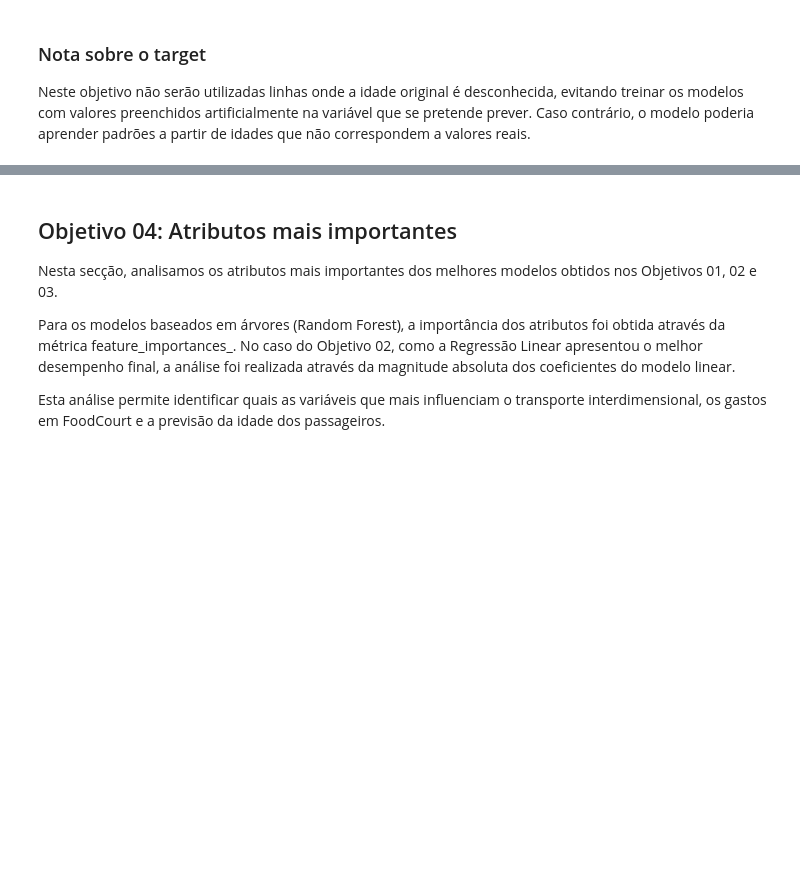
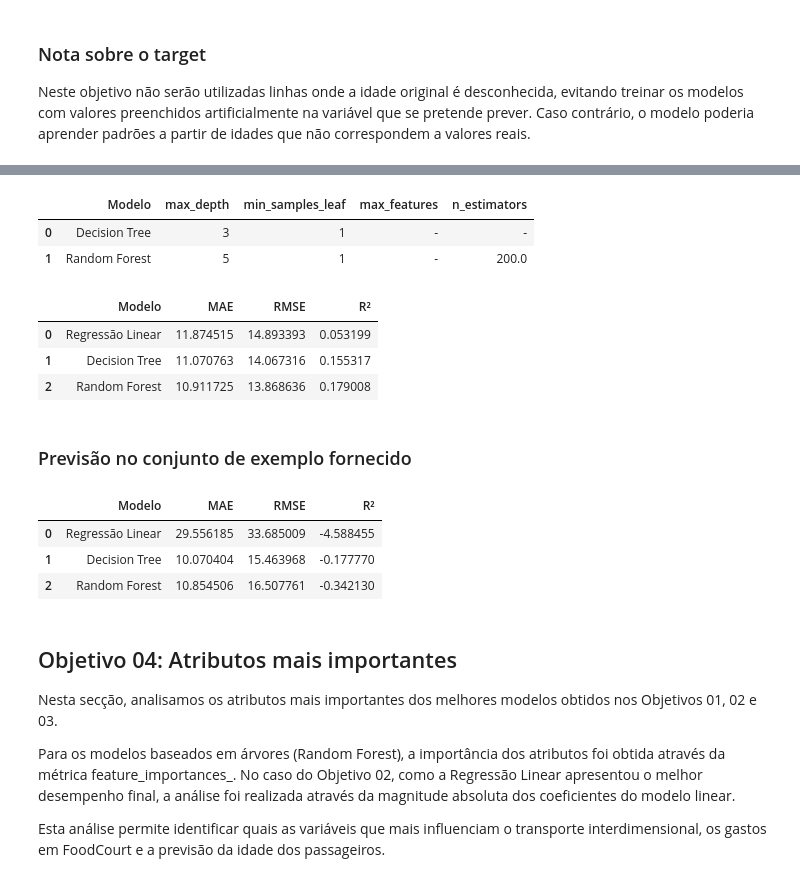
Before and after one commit to rapha918/Projeto_IAA, a Jupyter notebook: Projeto_IAA_GrupoAO.ipynb, the cells around one changed output, grey strips where cells are left out. Cells and saved outputs as stored; diff of their text form; code cells hidden in the pictures; blank space fills up the shorter version.

Commit message:
Objetivo 3 completo

```diff
--- a/Projeto_IAA_GrupoAO.ipynb
+++ b/Projeto_IAA_GrupoAO.ipynb
@@ -334,3 +354,78 @@ display(res_obj3)
+# %%
+best_params_obj3 = pd.DataFrame([
+    {"Modelo": "Decision Tree", **grid_dtr.best_params_},
+    {"Modelo": "Random Forest", **grid_rfr.best_params_}
+])
+
+display(best_params_obj3.fillna("-"))
+# %% [output]
+|  | Modelo | max_depth | min_samples_leaf | max_features | n_estimators |
+| 0 | Decision Tree | 3 | 1 | - | - |
+| 1 | Random Forest | 5 | 1 | - | 200.0 |
+# %%
+display(res_obj3)
+# %% [output]
+|  | Modelo | MAE | RMSE | R² |
+| 0 | Regressão Linear | 11.874515 | 14.893393 | 0.053199 |
+| 1 | Decision Tree | 11.070763 | 14.067316 | 0.155317 |
+| 2 | Random Forest | 10.911725 | 13.868636 | 0.179008 |
+# %% [markdown]
+### Previsão no conjunto de exemplo fornecido
+# %%
+# Carregar conjunto de exemplo
+space_ex_o3 = pd.read_csv("space_ex_o3.csv")
+space_ex_o3_y = pd.read_csv("space_ex_o3_y.csv")
+
+#selecionar apenas os passageiros transportados
+valid_passengers_idx = space_ex_o3[space_ex_o3["Transported"] == True].index
+space_ex_o3 = space_ex_o3.loc[valid_passengers_idx].copy()
+
+# Aplicar o mesmo pré-processamento usado no treino
+space_ex_o3_proc = preprocess_data(space_ex_o3, is_train=False, encoders=encoders, scaler=scaler)
+
+#criar mesma variável usada no objetivo 3
+space_ex_o3_proc["TotalSpent"] = (space_ex_o3_proc["RoomService"] + space_ex_o3_proc["FoodCourt"] + space_ex_o3_proc["ShoppingMall"] + space_ex_o3_proc["Spa"] + space_ex_o3_proc["VRDeck"])
+
+# Garantir que o conjunto de exemplo tem as mesmas features do treino
+space_ex_o3_proc = space_ex_o3_proc.reindex(columns=X_3.columns, fill_value=0)
+
+# Previsão de cada modelo utilizado no objetivo 3
+preds_ex_lin = lin_reg.predict(space_ex_o3_proc)
+preds_ex_dtr = grid_dtr.best_estimator_.predict(space_ex_o3_proc)
+preds_ex_rfr = grid_rfr.best_estimator_.predict(space_ex_o3_proc)
+
+# Valores reais do conjunto de exemplo
+y_ex_3 = space_ex_o3_y.loc[valid_passengers_idx, "Age"]
+
+#Métricas Linear Regression
+mae_ex_lin = mean_absolute_error(y_ex_3, preds_ex_lin)
+rmse_ex_lin = np.sqrt(mean_squared_error(y_ex_3, preds_ex_lin))
+r2_ex_lin = r2_score(y_ex_3, preds_ex_lin)
+
+#Métricas Decision Tree
+mae_ex_dtr = mean_absolute_error(y_ex_3, preds_ex_dtr)
+rmse_ex_dtr = np.sqrt(mean_squared_error(y_ex_3, preds_ex_dtr))
+r2_ex_dtr = r2_score(y_ex_3, preds_ex_dtr)
+
+#Métricas Random Forest
+mae_ex_rfr = mean_absolute_error(y_ex_3, preds_ex_rfr)
+rmse_ex_rfr = np.sqrt(mean_squared_error(y_ex_3, preds_ex_rfr))
+r2_ex_rfr = r2_score(y_ex_3, preds_ex_rfr)
+
+# Tabela de resultados no conjunto de exemplo
+res_ex_o3 = pd.DataFrame({
+    "Modelo": ["Regressão Linear", "Decision Tree", "Random Forest"],
+    "MAE": [mae_ex_lin, mae_ex_dtr, mae_ex_rfr],
+    "RMSE": [rmse_ex_lin, rmse_ex_dtr, rmse_ex_rfr],
+    "R²": [r2_ex_lin, r2_ex_dtr, r2_ex_rfr]
+})
+
+display(res_ex_o3)
+# %% [output]
+|  | Modelo | MAE | RMSE | R² |
+| 0 | Regressão Linear | 29.556185 | 33.685009 | -4.588455 |
+| 1 | Decision Tree | 10.070404 | 15.463968 | -0.177770 |
+| 2 | Random Forest | 10.854506 | 16.507761 | -0.342130 |
 # %% [markdown]
 ## Objetivo 04: Atributos mais importantes
 Nesta secção, analisamos os atributos mais importantes dos melhores modelos obtidos nos Objetivos 01, 02 e 03.
```
Also changed, not shown: parts of 7 cells of this notebook.
